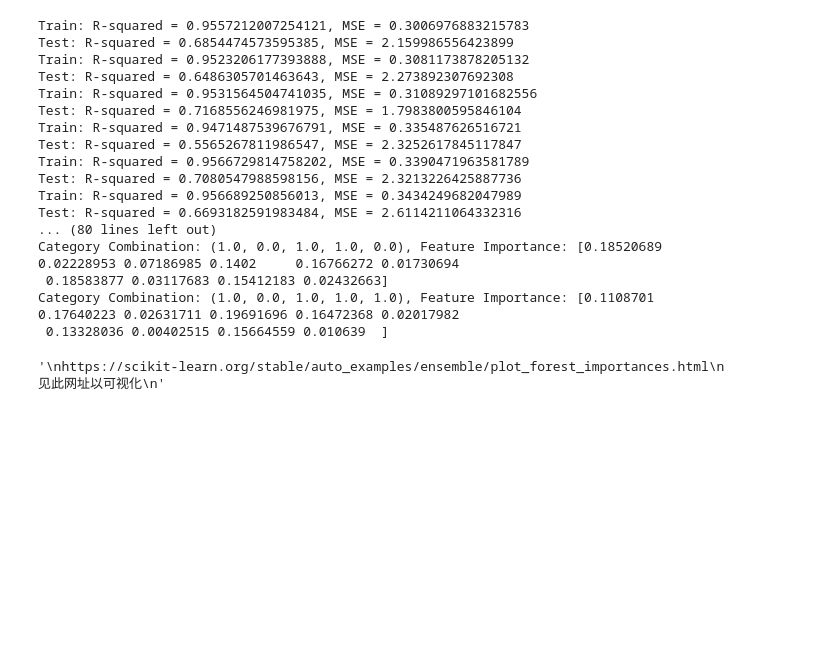
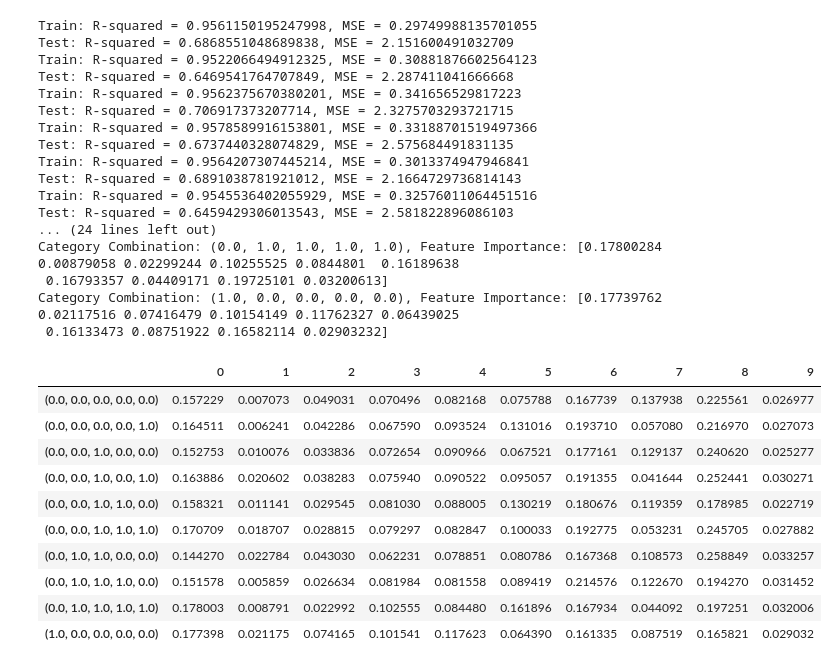
Before and after one commit to YuzhenZhou1327/ESE527_Project_HRS, a Jupyter notebook: Analysis in groups.ipynb, the cells around one changed output. Cells and saved outputs as stored; diff of their text form; code cells hidden in the pictures; blank space fills up the shorter version.

```diff
--- a/Analysis in groups.ipynb
+++ b/Analysis in groups.ipynb
@@ -68,2 +68,14 @@ filtered_df.groupby(cate_features).size().reset_index(name='Count').sort_values(
 # %%
-filtered_df.to_csv("Removed_outliers_byGroup_data.csv", index=False)
+
+# Group the data by categorical features and count the number of samples in each group
+grouped = filtered_df.groupby(cate_features).size()
+
+# Filter the groups with more than 500 samples
+filtered_groups = grouped[grouped > 500]
+
+# Get the index of these groups
+indices_of_large_groups = filtered_groups.index
+
+# Filter the original dataframe to keep only the data belonging to the large groups
+filtered_df = filtered_df[filtered_df.set_index(cate_features).index.isin(indices_of_large_groups)]
+filtered_df.groupby(cate_features).size().reset_index(name='Count').sort_values("Count", ascending = False)
@@ -100,15 +128,15 @@ def kf_RandomForestRegressor(X, y, n_estimators =100 ,k=5):
         importance = importance + model.feature_importances_
 
     print(f"Train: R-squared = {np.mean(train_r_squared)}, MSE = {np.mean(train_mse)}\nTest: R-squared = {np.mean(test_r_squared)}, MSE = {np.mean(test_mse)}")
-    return (importance/5)
+    return (np.mean(train_r_squared),np.mean(train_mse), np.mean(test_r_squared),np.mean(test_mse), importance/5)
 # %%
 target_features = ['SHLT', 'COGTOT', 'MSTOT']
 
-# Filter groups with count > 10
-filtered_groups = grouped_df[grouped_df['Count'] > 10]
+filtered_groups = filtered_df.groupby(cate_features).size().reset_index(name='Count')
 
 # Initialize a dictionary to hold the results
 group_importance_results = {}
+group_performance = {}
 
 # Iterate over each group
 for index, row in filtered_groups.iterrows():
@@ -127,37 +155,46 @@ for index, row in filtered_groups.iterrows():
     X = group_data[continuous_features].values
     y = group_data[target_features].values
 
-    # Flatten y if you are running for a single target feature at a time
-    # y = y.ravel()  # Do this if kf_RandomForestRegressor expects a 1D array for y
 
     # Run the kf_RandomForestRegressor function
-    feature_importance = kf_RandomForestRegressor(X, y)
+    train_r_squared, train_mse, test_r_squared, test_mse, feature_importance = kf_RandomForestRegressor(X, y)
 
     # Store the feature importance with the group's categorical combination
-    group_importance_results[cat_combination] = feature_importance
+    group_importance_results[str(cat_combination)] = feature_importance
+    group_performance[str(cat_combination)] = [train_r_squared, train_mse, test_r_squared, test_mse]
 
 # Output the results
 for cat_combination, importance in group_importance_results.items():
     print(f"Category Combination: {cat_combination}, Feature Importance: {importance}")
 # %% [output]
-Train: R-squared = 0.9557212007254121, MSE = 0.3006976883215783
-Test: R-squared = 0.6854474573595385, MSE = 2.159986556423899
-Train: R-squared = 0.9523206177393888, MSE = 0.3081173878205132
-Test: R-squared = 0.6486305701463643, MSE = 2.273892307692308
-Train: R-squared = 0.9531564504741035, MSE = 0.31089297101682556
-Test: R-squared = 0.7168556246981975, MSE = 1.7983800595846104
-Train: R-squared = 0.9471487539676791, MSE = 0.335487626516721
-Test: R-squared = 0.5565267811986547, MSE = 2.3252617845117847
-Train: R-squared = 0.9566729814758202, MSE = 0.3390471963581789
-Test: R-squared = 0.7080547988598156, MSE = 2.3213226425887736
-Train: R-squared = 0.956689250856013, MSE = 0.3434249682047989
-Test: R-squared = 0.6693182591983484, MSE = 2.6114211064332316
-... (80 lines left out)
-Category Combination: (1.0, 0.0, 1.0, 1.0, 0.0), Feature Importance: [0.18520689 0.02228953 0.07186985 0.1402     0.16766272 0.01730694
- 0.18583877 0.03117683 0.15412183 0.02432663]
-Category Combination: (1.0, 0.0, 1.0, 1.0, 1.0), Feature Importance: [0.1108701  0.17640223 0.02631711 0.19691696 0.16472368 0.02017982
- 0.13328036 0.00402515 0.15664559 0.010639  ]
+Train: R-squared = 0.9561150195247998, MSE = 0.29749988135701055
+Test: R-squared = 0.6868551048689838, MSE = 2.151600491032709
+Train: R-squared = 0.9522066494912325, MSE = 0.30881876602564123
+Test: R-squared = 0.6469541764707849, MSE = 2.287411041666668
+Train: R-squared = 0.9562375670380201, MSE = 0.341656529817223
+Test: R-squared = 0.706917373207714, MSE = 2.3275703293721715
+Train: R-squared = 0.9578589916153801, MSE = 0.33188701519497366
+Test: R-squared = 0.6737440328074829, MSE = 2.575684491831135
+Train: R-squared = 0.9564207307445214, MSE = 0.3013374947946841
+Test: R-squared = 0.6891038781921012, MSE = 2.1664729736814143
+Train: R-squared = 0.9545536402055929, MSE = 0.32576011064451516
+Test: R-squared = 0.6459429306013543, MSE = 2.581822896086103
+... (24 lines left out)
+Category Combination: (0.0, 1.0, 1.0, 1.0, 1.0), Feature Importance: [0.17800284 0.00879058 0.02299244 0.10255525 0.0844801  0.16189638
+ 0.16793357 0.04409171 0.19725101 0.03200613]
+Category Combination: (1.0, 0.0, 0.0, 0.0, 0.0), Feature Importance: [0.17739762 0.02117516 0.07416479 0.10154149 0.11762327 0.06439025
+ 0.16133473 0.08751922 0.16582114 0.02903232]
-# %%
-'https://scikit-learn.org/stable/auto_examples/ensemble/plot_forest_importances.html'
-# %% [output]
-'\nhttps://scikit-learn.org/stable/auto_examples/ensemble/plot_forest_importances.html\n见此网址以可视化\n'
+# %%
+pd.DataFrame(group_importance_results).T
+# %% [output]
+|  | 0 | 1 | 2 | 3 | 4 | 5 | 6 | 7 | 8 | 9 |
+| (0.0, 0.0, 0.0, 0.0, 0.0) | 0.157229 | 0.007073 | 0.049031 | 0.070496 | 0.082168 | 0.075788 | 0.167739 | 0.137938 | 0.225561 | 0.026977 |
+| (0.0, 0.0, 0.0, 0.0, 1.0) | 0.164511 | 0.006241 | 0.042286 | 0.067590 | 0.093524 | 0.131016 | 0.193710 | 0.057080 | 0.216970 | 0.027073 |
+| (0.0, 0.0, 1.0, 0.0, 0.0) | 0.152753 | 0.010076 | 0.033836 | 0.072654 | 0.090966 | 0.067521 | 0.177161 | 0.129137 | 0.240620 | 0.025277 |
+| (0.0, 0.0, 1.0, 0.0, 1.0) | 0.163886 | 0.020602 | 0.038283 | 0.075940 | 0.090522 | 0.095057 | 0.191355 | 0.041644 | 0.252441 | 0.030271 |
+| (0.0, 0.0, 1.0, 1.0, 0.0) | 0.158321 | 0.011141 | 0.029545 | 0.081030 | 0.088005 | 0.130219 | 0.180676 | 0.119359 | 0.178985 | 0.022719 |
+| (0.0, 0.0, 1.0, 1.0, 1.0) | 0.170709 | 0.018707 | 0.028815 | 0.079297 | 0.082847 | 0.100033 | 0.192775 | 0.053231 | 0.245705 | 0.027882 |
+| (0.0, 1.0, 1.0, 0.0, 0.0) | 0.144270 | 0.022784 | 0.043030 | 0.062231 | 0.078851 | 0.080786 | 0.167368 | 0.108573 | 0.258849 | 0.033257 |
+| (0.0, 1.0, 1.0, 1.0, 0.0) | 0.151578 | 0.005859 | 0.026634 | 0.081984 | 0.081558 | 0.089419 | 0.214576 | 0.122670 | 0.194270 | 0.031452 |
+| (0.0, 1.0, 1.0, 1.0, 1.0) | 0.178003 | 0.008791 | 0.022992 | 0.102555 | 0.084480 | 0.161896 | 0.167934 | 0.044092 | 0.197251 | 0.032006 |
+| (1.0, 0.0, 0.0, 0.0, 0.0) | 0.177398 | 0.021175 | 0.074165 | 0.101541 | 0.117623 | 0.064390 | 0.161335 | 0.087519 | 0.165821 | 0.029032 |
```
Also changed, not shown: parts of 9 cells of this notebook, 11 other files.
